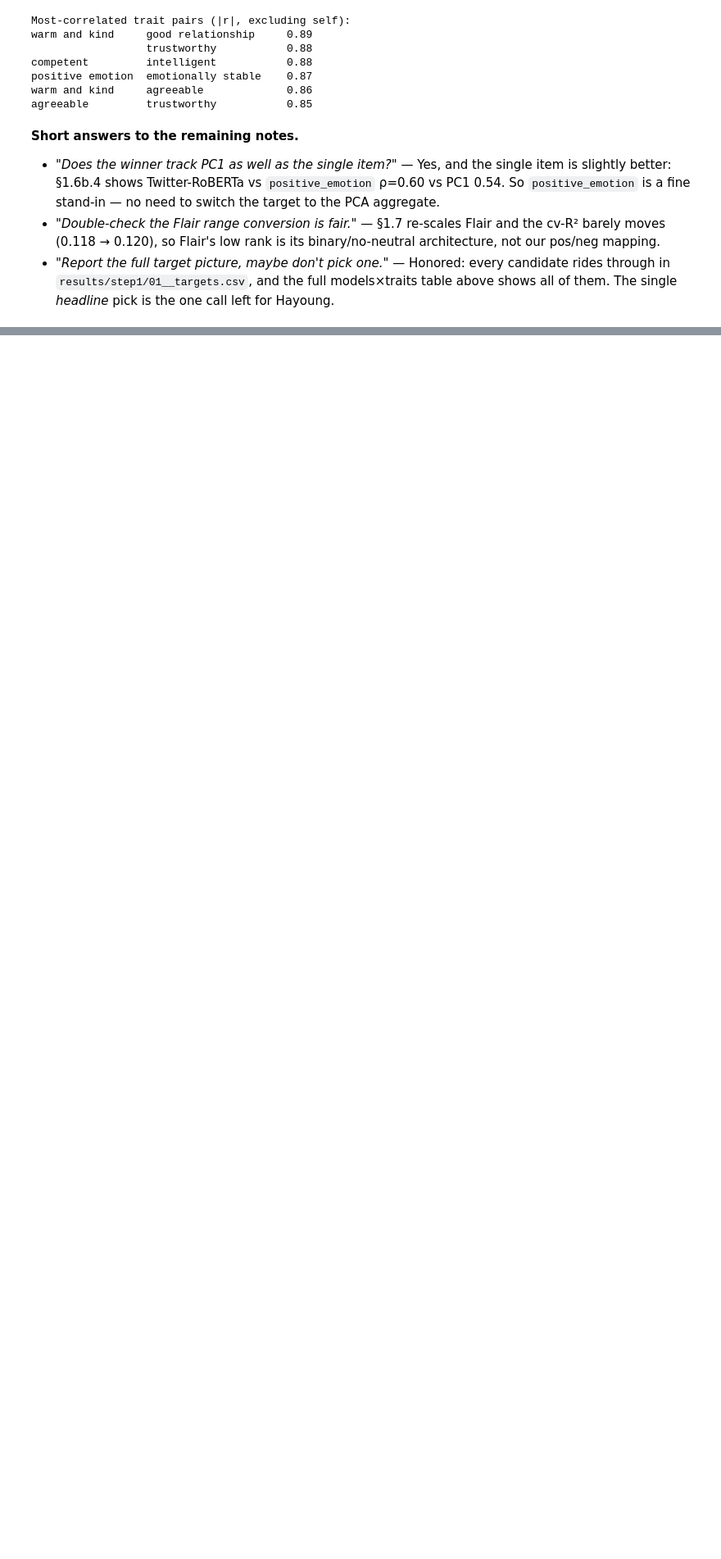
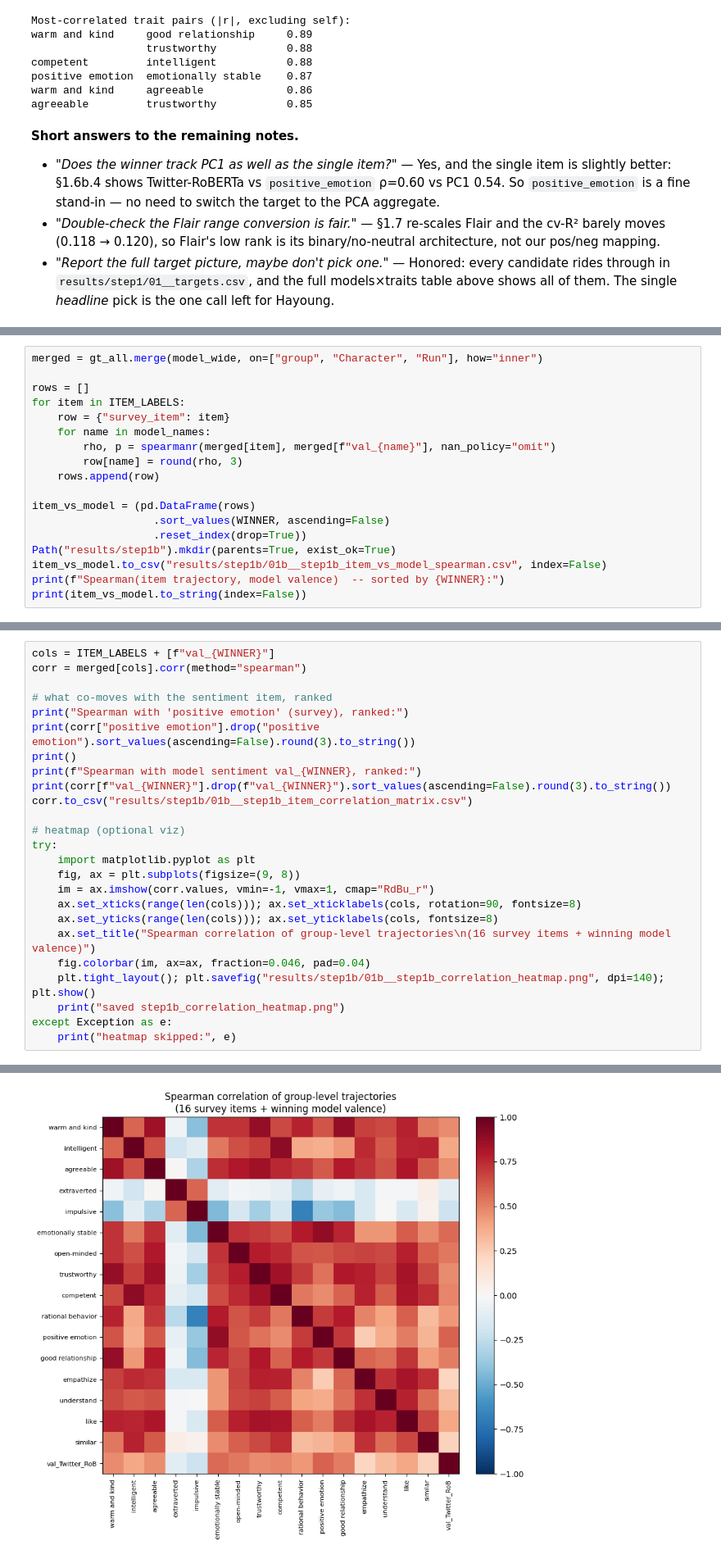
Before and after one commit to rheasrepos/characterprofilesynchronygit, a Jupyter notebook: 01_step1_ground_truth_CONSOLIDATED.ipynb, the cells around one changed output, grey strips where cells are left out. Shown at 82% size. Drawn from its saved outputs; the diff is of its cells as text; blank space fills up the shorter version.

```diff
--- a/01_optimize_for_behavioral_ground_truth.ipynb
+++ b/01_step1_ground_truth_CONSOLIDATED.ipynb
@@ -1060,0 +1076,18 @@ agreeable         trustworthy           0.85
+# %%
+merged = gt_all.merge(model_wide, on=["group", "Character", "Run"], how="inner")
+
+rows = []
+for item in ITEM_LABELS:
+    row = {"survey_item": item}
+    for name in model_names:
+        rho, p = spearmanr(merged[item], merged[f"val_{name}"], nan_policy="omit")
+        row[name] = round(rho, 3)
+    rows.append(row)
+
+item_vs_model = (pd.DataFrame(rows)
+                   .sort_values(WINNER, ascending=False)
+                   .reset_index(drop=True))
+Path("results/step1b").mkdir(parents=True, exist_ok=True)
+item_vs_model.to_csv("results/step1b/01b__step1b_item_vs_model_spearman.csv", index=False)
+print(f"Spearman(item trajectory, model valence)  -- sorted by {WINNER}:")
+print(item_vs_model.to_string(index=False))
@@ -1060,0 +1123,26 @@ agreeable         trustworthy           0.85
+# %%
+cols = ITEM_LABELS + [f"val_{WINNER}"]
+corr = merged[cols].corr(method="spearman")
+
+# what co-moves with the sentiment item, ranked
+print("Spearman with 'positive emotion' (survey), ranked:")
+print(corr["positive emotion"].drop("positive emotion").sort_values(ascending=False).round(3).to_string())
+print()
+print(f"Spearman with model sentiment val_{WINNER}, ranked:")
+print(corr[f"val_{WINNER}"].drop(f"val_{WINNER}").sort_values(ascending=False).round(3).to_string())
+corr.to_csv("results/step1b/01b__step1b_item_correlation_matrix.csv")
+
+# heatmap (optional viz)
+try:
+    import matplotlib.pyplot as plt
+    fig, ax = plt.subplots(figsize=(9, 8))
+    im = ax.imshow(corr.values, vmin=-1, vmax=1, cmap="RdBu_r")
+    ax.set_xticks(range(len(cols))); ax.set_xticklabels(cols, rotation=90, fontsize=8)
+    ax.set_yticks(range(len(cols))); ax.set_yticklabels(cols, fontsize=8)
+    ax.set_title("Spearman correlation of group-level trajectories\n(16 survey items + winning model valence)")
+    fig.colorbar(im, ax=ax, fraction=0.046, pad=0.04)
+    plt.tight_layout(); plt.savefig("results/step1b/01b__step1b_correlation_heatmap.png", dpi=140); plt.show()
+    print("saved step1b_correlation_heatmap.png")
+except Exception as e:
+    print("heatmap skipped:", e)
+# %% [output]
@@ -1060,0 +1166 @@ agreeable         trustworthy           0.85
+[figure, added]
```
Also changed, not shown: parts of 61 cells of this notebook, 6 other files.
